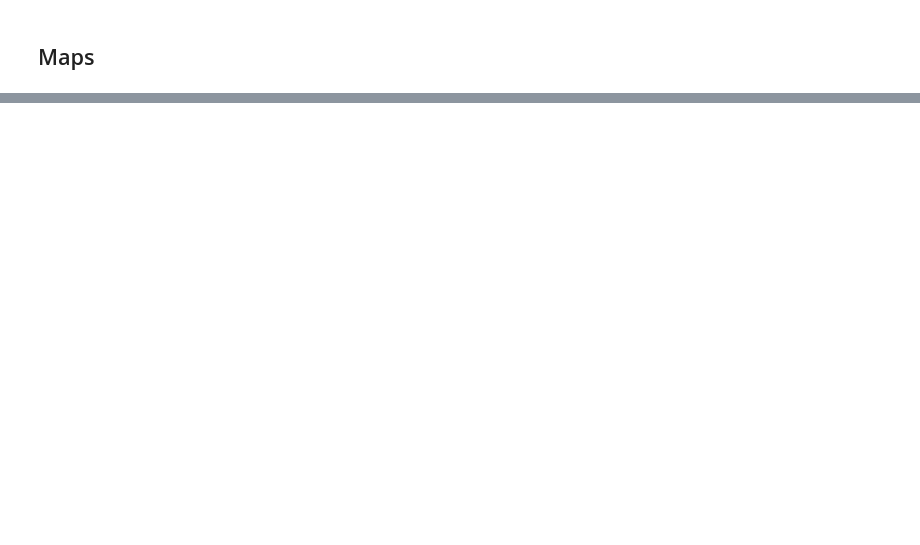
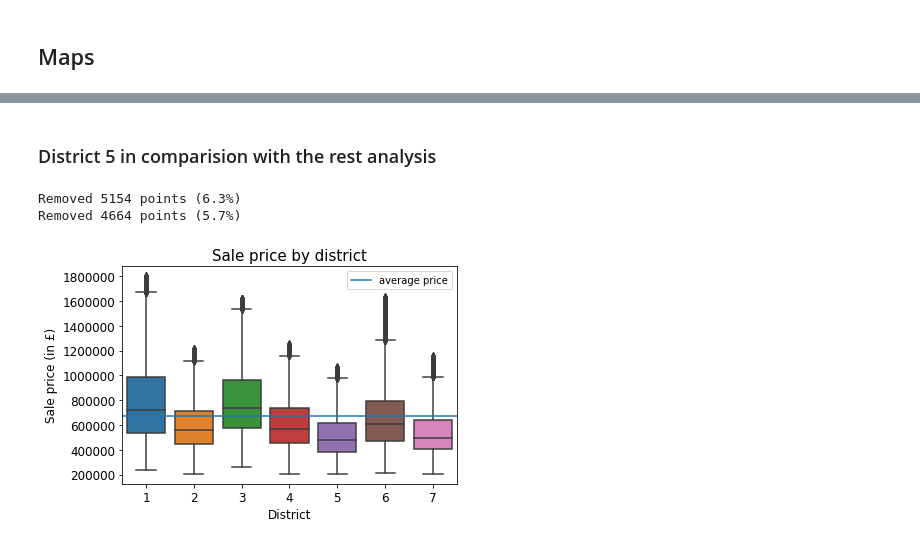
Before and after one commit to angelrureLurtis/LondonNW6, a Jupyter notebook: Yield_analysis.ipynb, the cells around one changed output, grey strips where cells are left out. Drawn from its saved outputs; the diff is of its cells as text; code cells hidden in the pictures; blank space fills up the shorter version.

```diff
--- a/Yield_analysis.ipynb
+++ b/Yield_analysis.ipynb
@@ -201,0 +204,24 @@ fig.update_layout(
+# %% [markdown]
+### District 5 in comparision with the rest analysis
+# %%
+price_rent_by_district = full_data_s_no.rename(columns={'postcode_zone':'district'})
+# %%
+price_by_district = price_rent_by_district.groupby('district')['price'].apply(list).apply(pd.Series).reset_index().melt(id_vars=['district']).dropna()
+rent_by_district = price_rent_by_district.groupby('district')['rent'].apply(list).apply(pd.Series).reset_index().melt(id_vars=['district']).dropna()
+price_by_district = utilities.remove_multidim_outliers(price_by_district, ['district'], 'value', 1.5)
+rent_by_district = utilities.remove_multidim_outliers(rent_by_district, ['district'], 'value', 1.5)
+# %% [output]
+Removed 5154 points (6.3%)
+Removed 4664 points (5.7%)
+# %%
+plot = sns.boxplot(data=price_by_district, x = 'district', y='value')
+plt.axhline(price_by_district['value'].mean(), label='average price')
+plt.title('Sale price by district', fontsize=15)
+
+plot.set_xlabel('District', fontsize=12)
+plot.set_ylabel('Sale price (in £)', fontsize=12)
+plot.tick_params(labelsize=12)
+plt.legend()
+plt.show()
+# %% [output]
+[figure, added]
```
Also changed, not shown: parts of 13 cells of this notebook, 3 other files.
